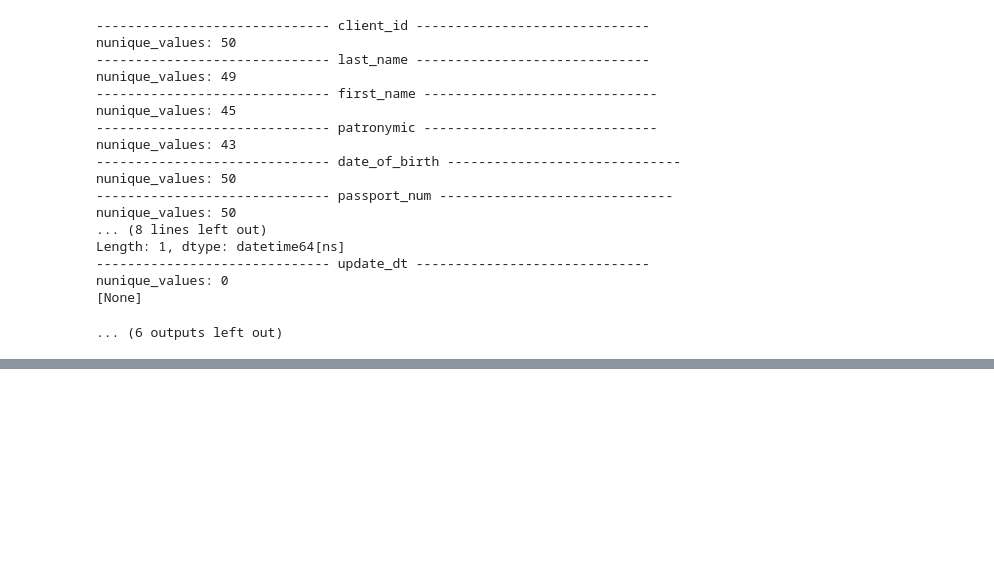
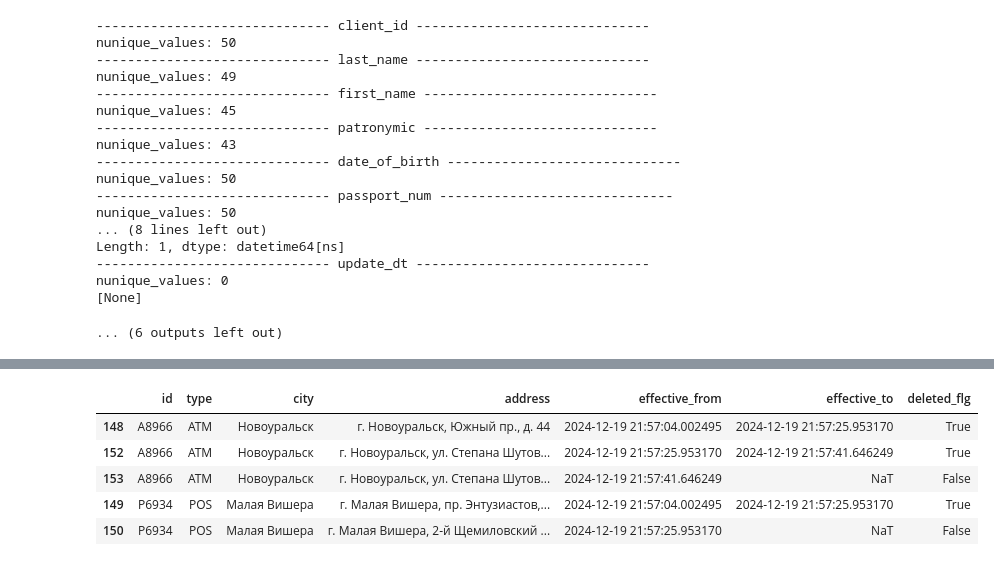
Before and after one commit to slavkostrov/hse-de-course-project, a Jupyter notebook: notebooks/eda.ipynb, the cells around one changed output, grey strips where cells are left out. Cells and saved outputs as stored; diff of their text form; code cells hidden in the pictures; blank space fills up the shorter version.

```diff
--- a/notebooks/eda.ipynb
+++ b/notebooks/eda.ipynb
@@ -143,2 +379,11 @@ nunique_values: 0
+# %%
+pd.read_sql('select * from "SLVK_dwh_dim_terminals_hist"', con=connection).query("id in ('P6934', 'A8966')").sort_values("id")
+# %% [output]
+|  | id | type | city | address | effective_from | effective_to | deleted_flg |
+| 148 | A8966 | ATM | Новоуральск | г. Новоуральск, Южный пр., д. 44 | 2024-12-19 21:57:04.002495 | 2024-12-19 21:57:25.953170 | True |
+| 152 | A8966 | ATM | Новоуральск | г. Новоуральск, ул. Степана Шутов... | 2024-12-19 21:57:25.953170 | 2024-12-19 21:57:41.646249 | True |
+| 153 | A8966 | ATM | Новоуральск | г. Новоуральск, ул. Степана Шутов... | 2024-12-19 21:57:41.646249 | NaT | False |
+| 149 | P6934 | POS | Малая Вишера | г. Малая Вишера, пр. Энтузиастов,... | 2024-12-19 21:57:04.002495 | 2024-12-19 21:57:25.953170 | True |
+| 150 | P6934 | POS | Малая Вишера | г. Малая Вишера, 2-й Щемиловский ... | 2024-12-19 21:57:25.953170 | NaT | False |
 # %%
 # %% [output]
```
Also changed, not shown: parts of 24 cells of this notebook, 4 other files.
